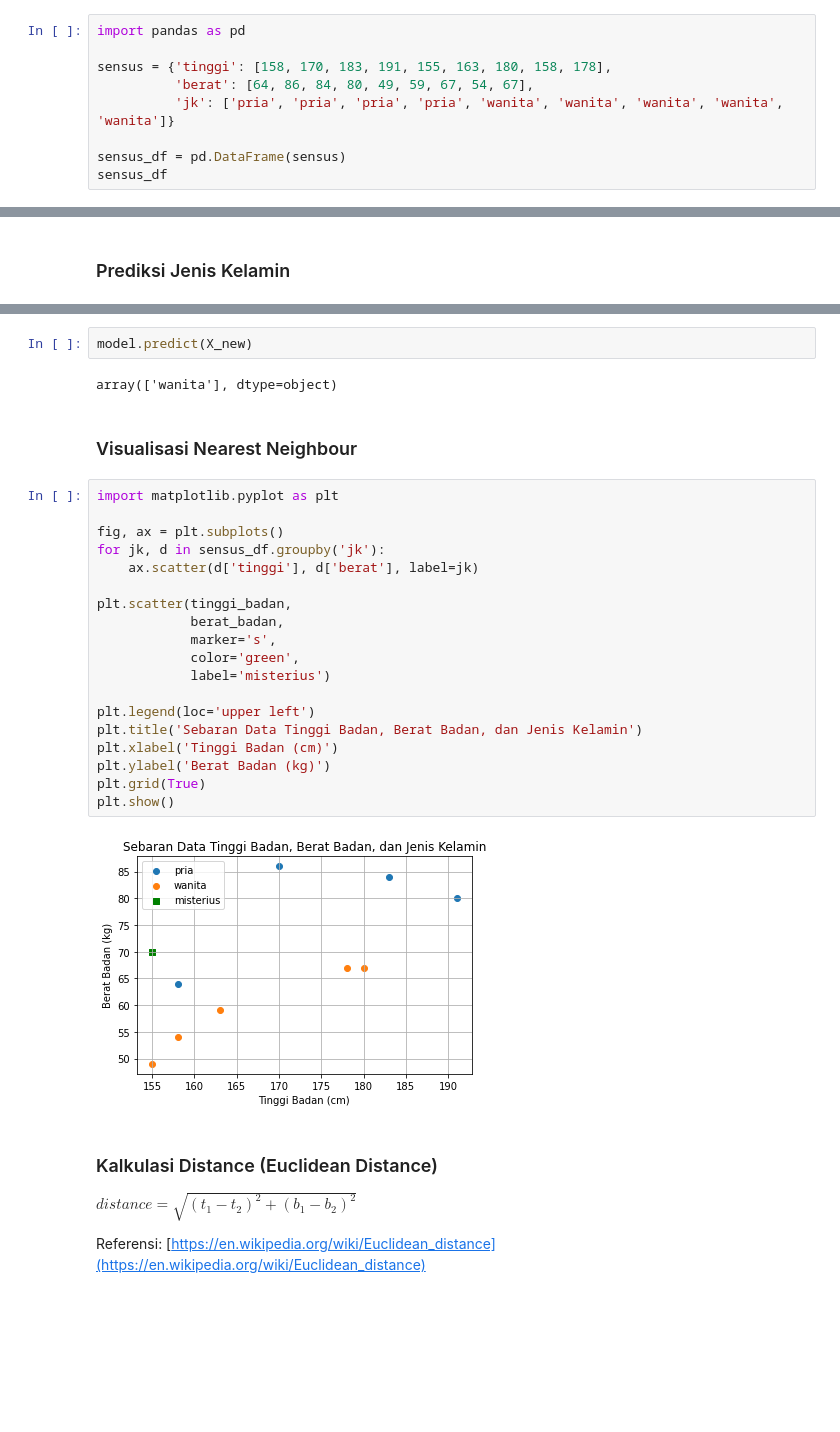
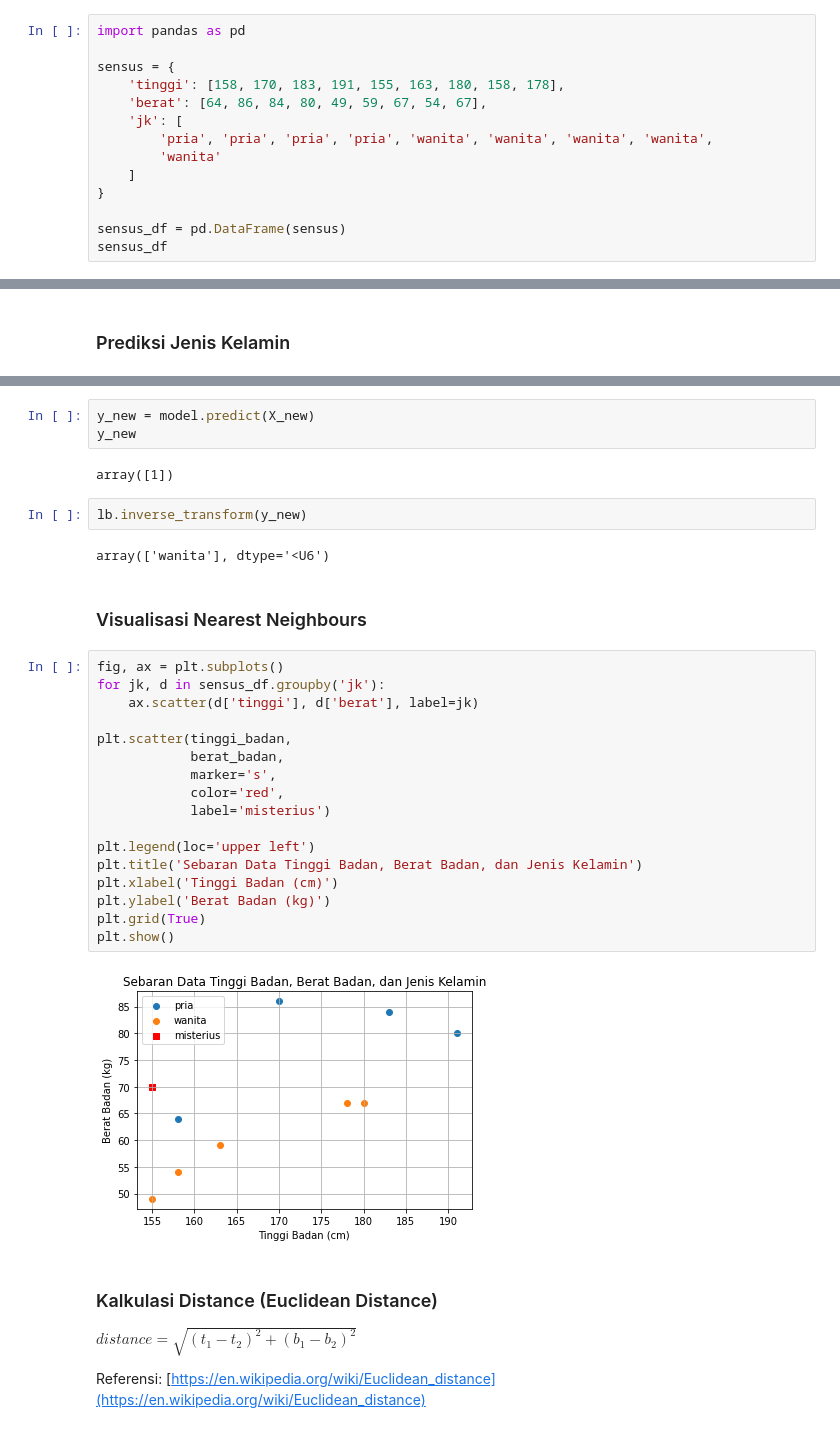
Before and after one commit to boedybios/belajar_scikit_learn, a Jupyter notebook: 06_classification_dengan_knn.ipynb, the cells around one changed output, grey strips where cells are left out. Drawn from its saved outputs; the diff is of its cells as text; blank space fills up the shorter version.

```diff
--- a/06_classification_dengan_knn.ipynb
+++ b/06_classification_dengan_knn.ipynb
@@ -7,9 +10,14 @@ Referensi: [https://en.wikipedia.org/wiki/K-nearest_neighbors_algorithm](https:/
 # %%
 import pandas as pd
 
-sensus = {'tinggi': [158, 170, 183, 191, 155, 163, 180, 158, 178],
-          'berat': [64, 86, 84, 80, 49, 59, 67, 54, 67],
-          'jk': ['pria', 'pria', 'pria', 'pria', 'wanita', 'wanita', 'wanita', 'wanita', 'wanita']}
+sensus = {
+    'tinggi': [158, 170, 183, 191, 155, 163, 180, 158, 178],
+    'berat': [64, 86, 84, 80, 49, 59, 67, 54, 67],
+    'jk': [
+        'pria', 'pria', 'pria', 'pria', 'wanita', 'wanita', 'wanita', 'wanita',
+        'wanita'
+    ]
+}
 
 sensus_df = pd.DataFrame(sensus)
 sensus_df
@@ -86,32 +116,35 @@ X_new
 # %% [output]
 array([[155,  70]])
 # %%
-model.predict(X_new)
+y_new = model.predict(X_new)
+y_new
 # %% [output]
-array(['wanita'], dtype=object)
+array([1])
+# %%
+lb.inverse_transform(y_new)
+# %% [output]
+array(['wanita'], dtype='<U6')
 # %% [markdown]
-### Visualisasi Nearest Neighbour
+### Visualisasi Nearest Neighbours
 # %%
-import matplotlib.pyplot as plt
-
 fig, ax = plt.subplots()
 for jk, d in sensus_df.groupby('jk'):
     ax.scatter(d['tinggi'], d['berat'], label=jk)
 
 plt.scatter(tinggi_badan,
             berat_badan,
             marker='s',
-            color='green',
+            color='red',
             label='misterius')
 
 plt.legend(loc='upper left')
 plt.title('Sebaran Data Tinggi Badan, Berat Badan, dan Jenis Kelamin')
 plt.xlabel('Tinggi Badan (cm)')
 plt.ylabel('Berat Badan (kg)')
 plt.grid(True)
 plt.show()
 # %% [output]
-[figure, old version]
+[figure, new version]
 # %% [markdown]
 ### Kalkulasi Distance (Euclidean Distance)
 
```
Also changed, not shown: parts of 16 cells of this notebook, 1 other file.
